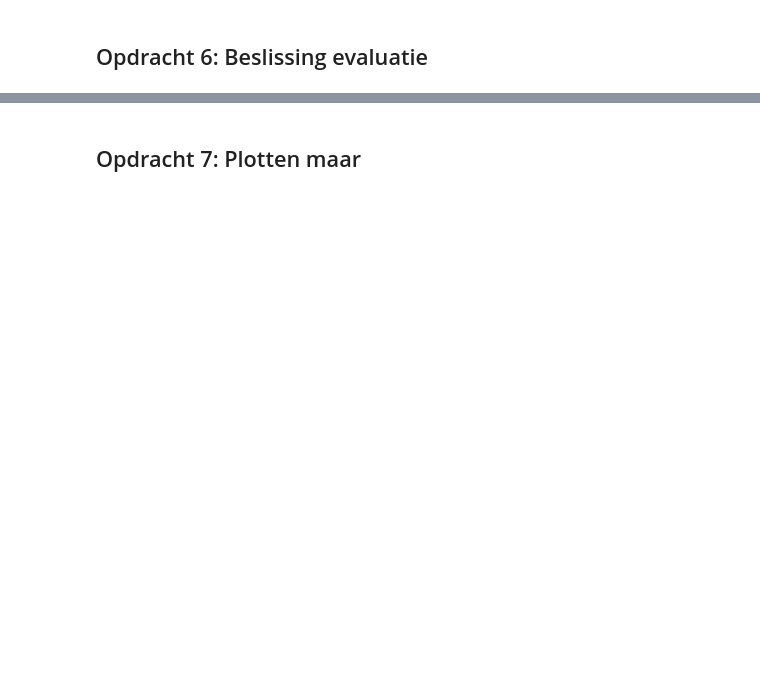
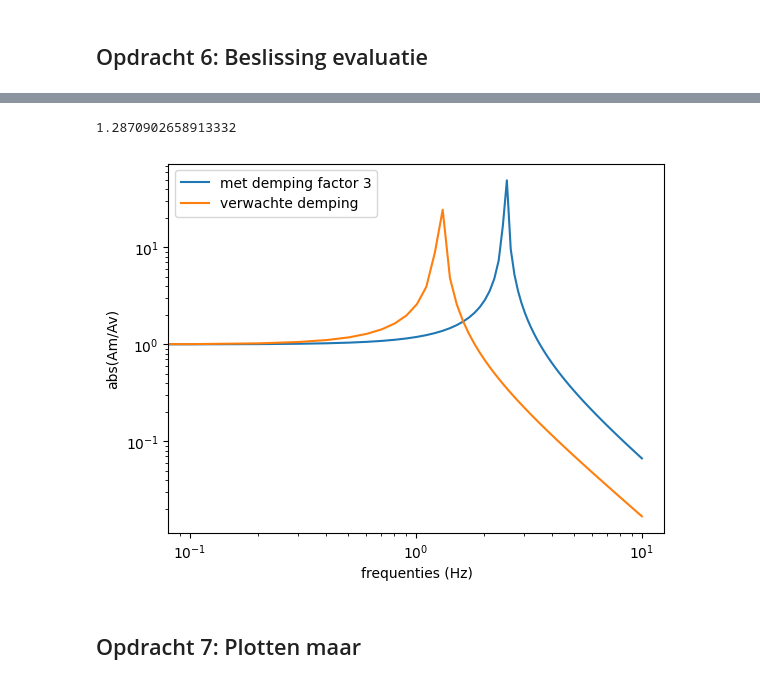
Before and after one commit to cs50202/opdrachten-DEF-D-, a Jupyter notebook: FysiekeOntwerpopdrachten/5MaakEenOpstellingTrillingsvrij/Ontwerpopdracht5MaakEenOpstellingTrillingsvrijInvulTemplate.ipynb, the cells around one changed output, grey strips where cells are left out. Drawn from its saved outputs; the diff is of its cells as text; code cells hidden in the pictures; blank space fills up the shorter version.

```diff
--- a/FysiekeOntwerpopdrachten/5MaakEenOpstellingTrillingsvrij/Ontwerpopdracht5MaakEenOpstellingTrillingsvrijInvulTemplate.ipynb
+++ b/FysiekeOntwerpopdrachten/5MaakEenOpstellingTrillingsvrij/Ontwerpopdracht5MaakEenOpstellingTrillingsvrijInvulTemplate.ipynb
@@ -149,6 +150,25 @@ Deze grafiek heb je later weer nodig om je gemeten punten aan toe te voegen. Ga
 Als je hier negatief geantwoord hebt, kopieer onder deze cel dan alle cellen van Synthese tot en met Evaluation & decision en doorloop dat deel van het ontwerp proces nogmaals.
 # %%
 # Voeg hier je plot in.
+w0 = np.sqrt(9.81/0.15) #0.15 is hier delta x die we bereiken
+f_0 = w0/(2*np.pi)
+print(f_0)
+
+def amplitudes2(f):
+    return 1/(1-(((2*np.pi*f)/(2*np.pi*f_0)))**2)
+
+plt.figure()
+plt.plot(freqs, np.abs(amplitudes(freqs)), '-', label = 'met demping factor 3')
+plt.plot(freqs, np.abs(amplitudes2(freqs)), '-', label = 'verwachte demping')
+plt.xlabel("frequenties (Hz)")
+plt.ylabel("abs(Am/Av)")
+plt.xscale('log')
+plt.yscale('log')
+plt.legend()
+plt.show()
+# %% [output]
+1.2870902658913332
+[figure, added]
 # %% [markdown]
 ## Opdracht 7: Plotten maar
 # %%
```
Also changed, not shown: parts of 10 cells of this notebook, 7 other files.
